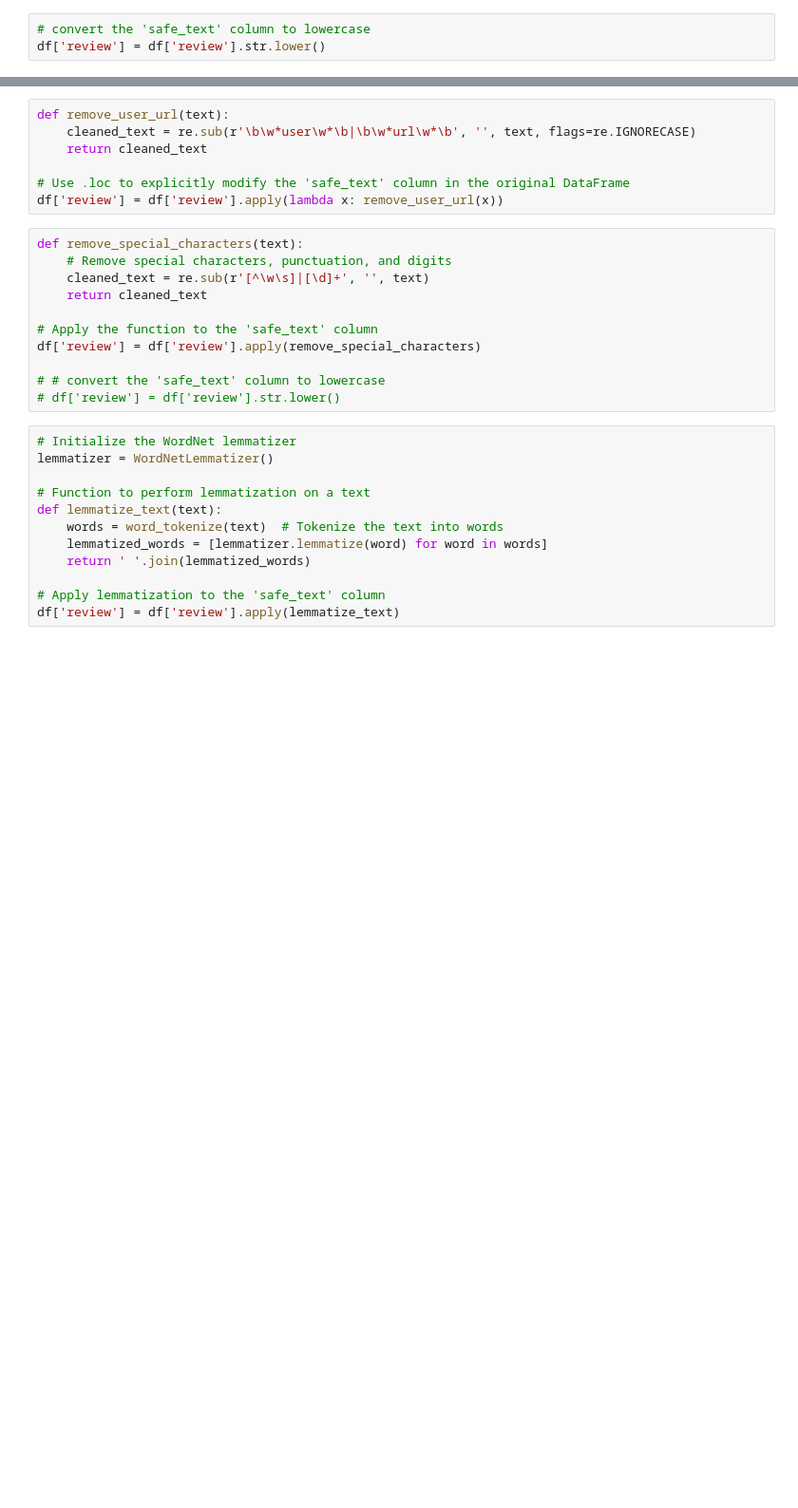
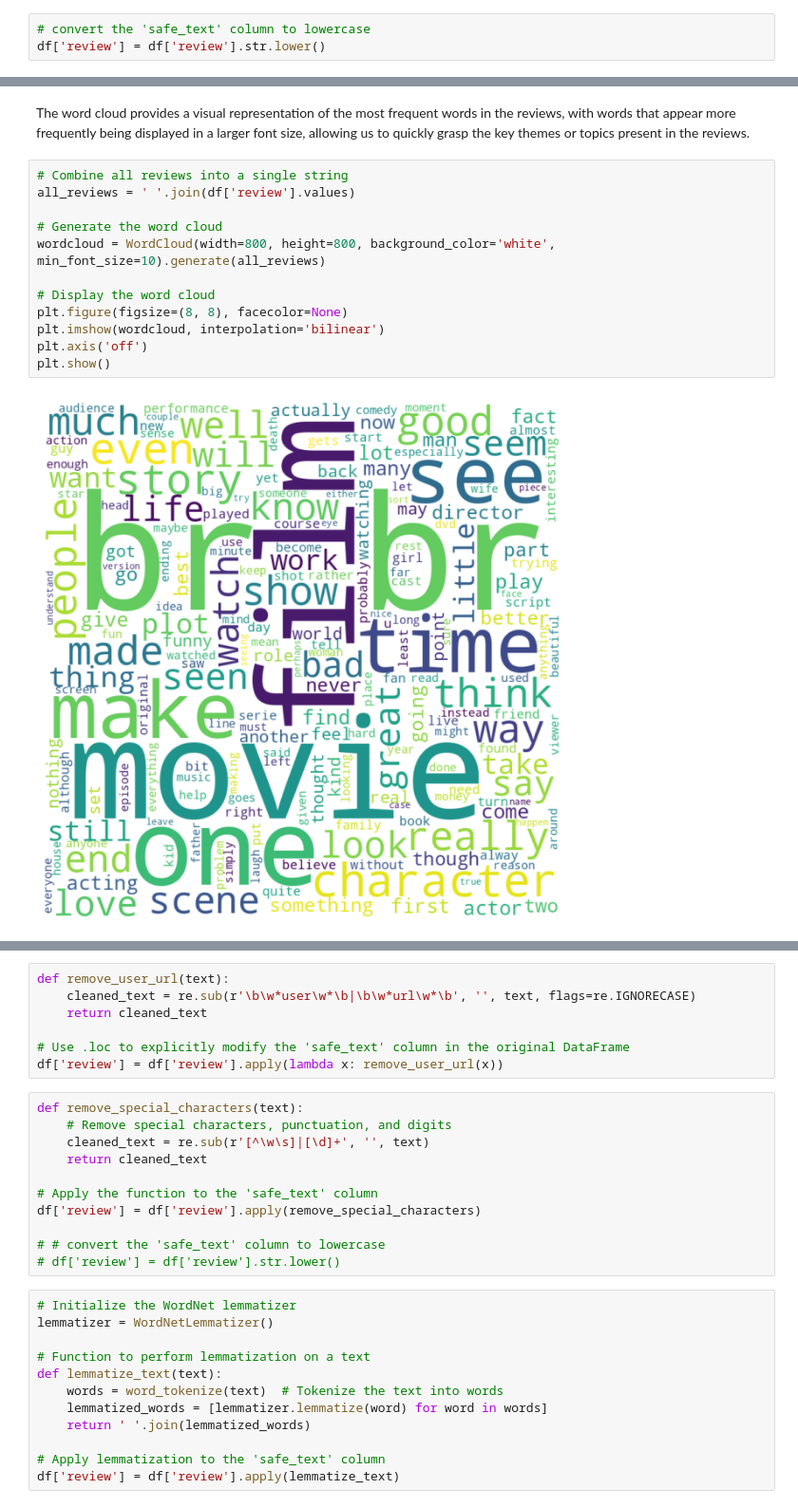
Before and after one commit to Israel-Anaba/Movie_Review_Analysis, a Jupyter notebook: dev_folder/Movie_Pretrained.ipynb, the cells around one changed output, grey strips where cells are left out. Shown at 95% size. Drawn from its saved outputs; the diff is of its cells as text; blank space fills up the shorter version.

```diff
--- a/dev_folder/Movie_Pretrained.ipynb
+++ b/dev_folder/Movie_Pretrained.ipynb
@@ -160,0 +224,16 @@ df
+# %% [markdown]
+The word cloud provides a visual representation of the most frequent words in the reviews, with words that appear more frequently being displayed in a larger font size, allowing us to quickly grasp the key themes or topics present in the reviews.
+# %%
+# Combine all reviews into a single string
+all_reviews = ' '.join(df['review'].values)
+
+# Generate the word cloud
+wordcloud = WordCloud(width=800, height=800, background_color='white', min_font_size=10).generate(all_reviews)
+
+# Display the word cloud
+plt.figure(figsize=(8, 8), facecolor=None)
+plt.imshow(wordcloud, interpolation='bilinear')
+plt.axis('off')
+plt.show()
+# %% [output]
+[figure, added]
```
Also changed, not shown: parts of 43 cells of this notebook.
